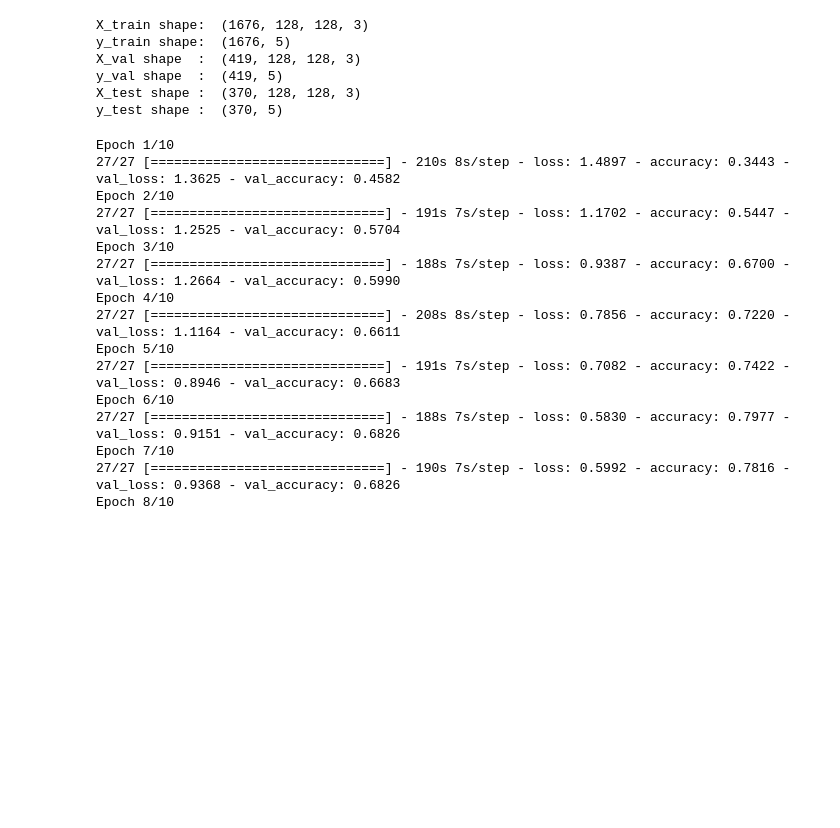
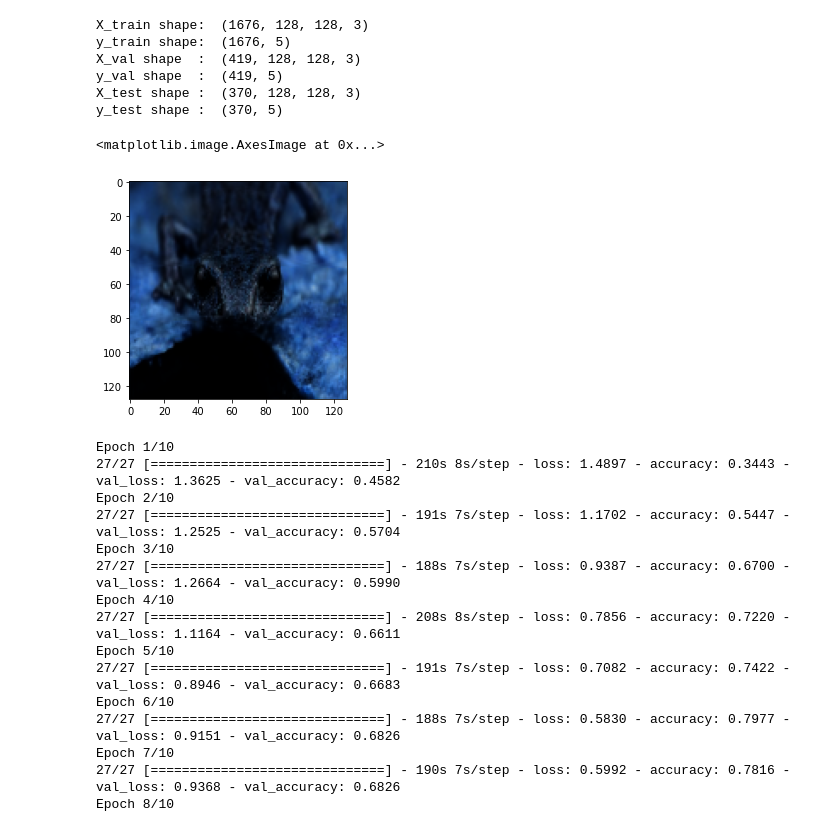
Before and after one commit to erikanfox/bme-reptile-identification, a Jupyter notebook: code/aperture.ipynb, the cells around one changed output. Cells and saved outputs as stored; diff of their text form; code cells hidden in the pictures; blank space fills up the shorter version.

```diff
--- a/code/aperture.ipynb
+++ b/code/aperture.ipynb
@@ -106,26 +120,25 @@ def fit_model(X_train,y_train,X_val,y_val):
 # %%
-def circle(matrix, radius):
-  height = len(matrix[0])
-  width = len(matrix[0][0])
-
-  for row in range(height):
-    for col in range(width):
-      if (height/2 - row)**2 + (width/2 - col)**2 < radius**2:
-        matrix[0,row,col] = 1
-  return matrix
+def circle(array, r):
+    length = array.shape[1]
+    for row in range(length):
+        for col in range(length):
+            if (length/2-row)**2 + (length/2-col)**2 < r**2:
+                array[0,row,col] = 1
+    return array
 
 class TransformAperture(tf.keras.layers.Layer):
-  def __init__(self):
-    super(TransformAperture, self).__init__()
-    self.circ_aper = tf.Variable(circle(np.zeros((1,128,128,1)), 50), dtype=tf.dtypes.float32, name='aperture')
+    def __init__(self):
+        super(TransformAperture, self).__init__()
+        self.aperture = tf.Variable(circle(np.zeros((1,128,128,1)), 50), dtype=tf.dtypes.float32)
 
-  def call(self, input):
-    image = tf.cast(input, tf.dtypes.complex64)
-    image = tf.signal.fftshift(tf.signal.fft2d(image))
-    image = image * tf.exp(1j*tf.cast(self.circ_aper, tf.dtypes.complex64))
-    image = tf.signal.ifft2d(tf.signal.ifftshift(image))
-    image = tf.abs(image)**2
-    return tf.cast(image, tf.dtypes.float32)
+    def call(self, input):
+        output = tf.cast(input, tf.dtypes.complex64)
+        output = tf.signal.fftshift(tf.signal.fft2d(output))
+        output = output * tf.exp(1j*tf.cast(self.aperture, tf.dtypes.complex64))
+        output = tf.signal.ifft2d(tf.signal.ifftshift(output))
+        output = tf.abs(output)**2
+        output = tf.cast(output, tf.dtypes.float32)
+        return output
 # %%
 def transform_image(image):
     aperture = TransformAperture()
@@ -156,6 +169,11 @@ X_val shape  :  (419, 128, 128, 3)
 y_val shape  :  (419, 5)
 X_test shape :  (370, 128, 128, 3)
 y_test shape :  (370, 5)
+# %%
+plt.imshow(X_train[0])
+# %% [output]
+<matplotlib.image.AxesImage at 0x...>
+[figure, added]
 # %%
 model, fit = fit_model(X_train, y_train, X_val, y_val)
 # %% [output]
```
Also changed, not shown: parts of 6 cells of this notebook, 6 other files.
